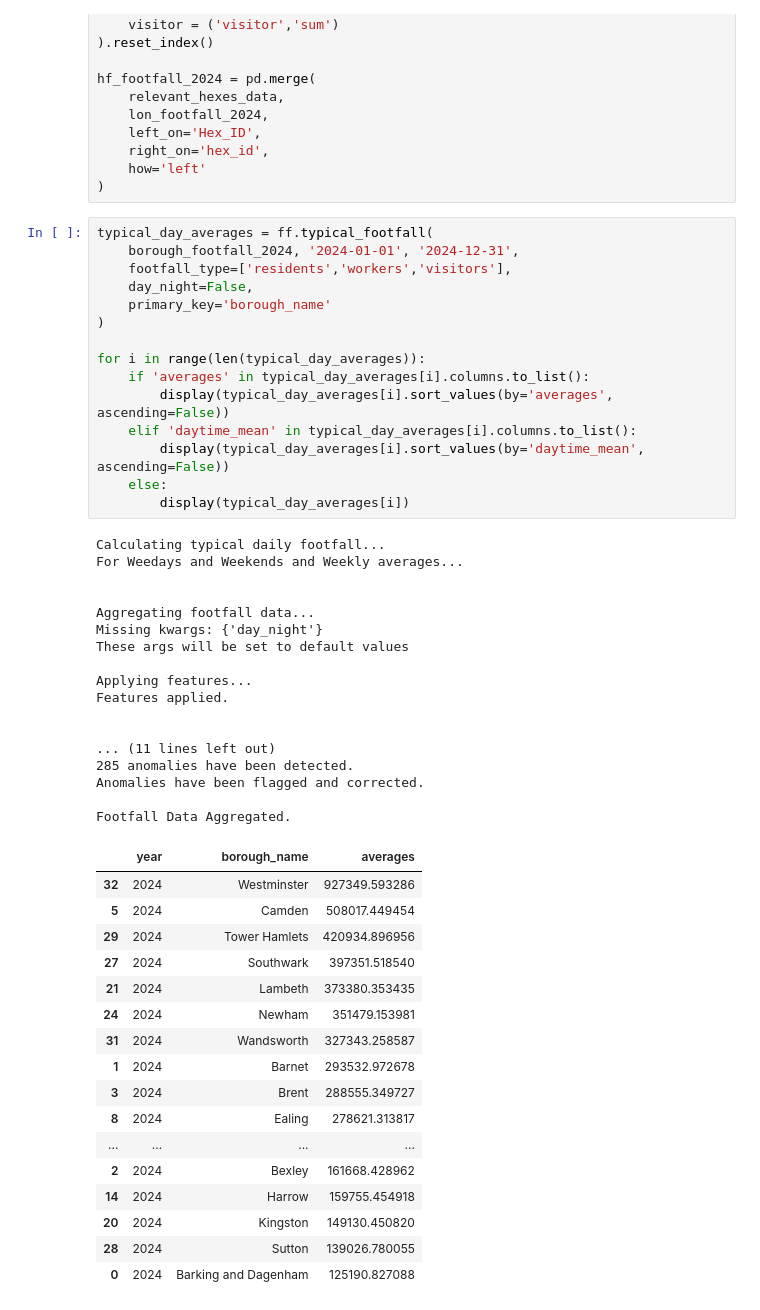
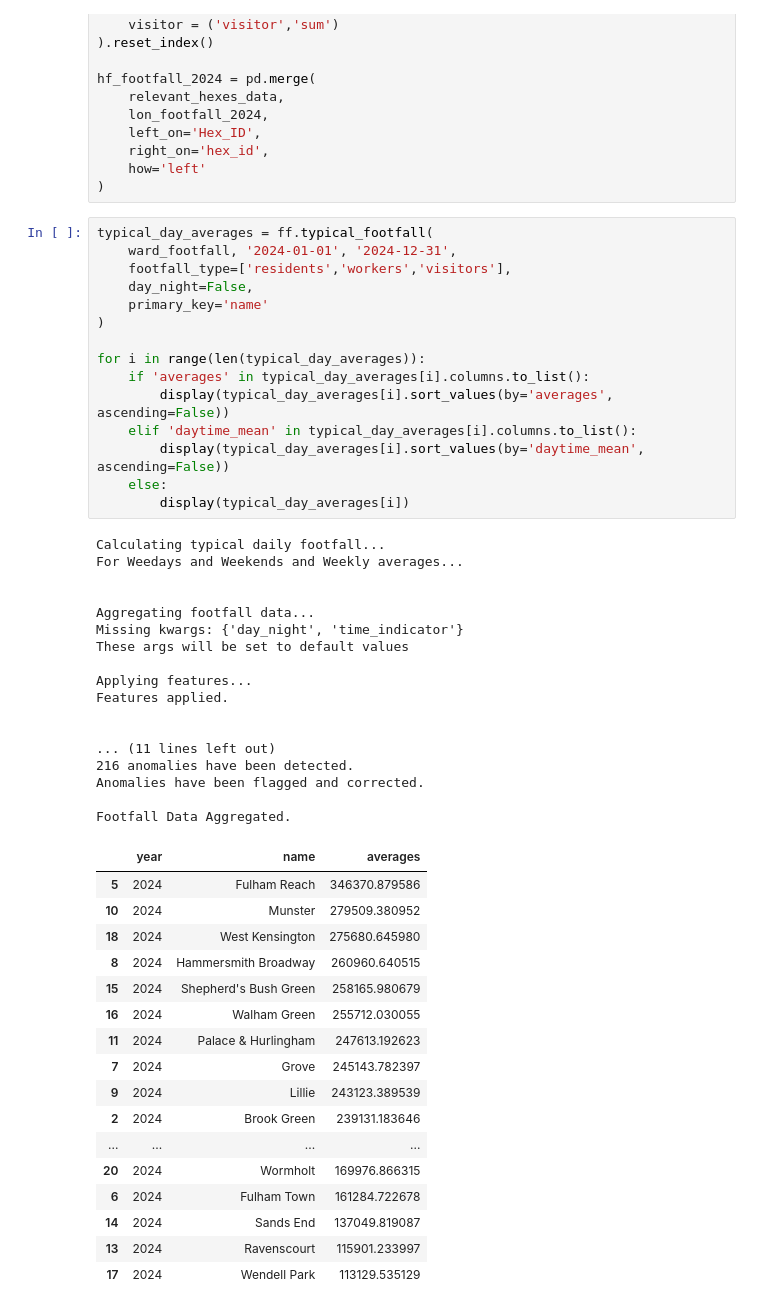
Before and after one commit to LBHF-JamalFazaldin/Footfall-and-Spend-Analytics, a Jupyter notebook: Footfall_Scripts/Typical Day Averages (Area Mapping).ipynb, the cells around one changed output. Saved outputs shown, nothing was run; the diff lists cells and outputs as text.

Commit message:
Branch Update
Made changes to footfallfuncs.py predominantly in aggregation and anomaly detection and added new plotfootfall.py file.

Made changes to the main footfall script.

```diff
--- a/Footfall_Scripts/Typical Day Averages (Area Mapping).ipynb
+++ b/Footfall_Scripts/Typical Day Averages (Area Mapping).ipynb
@@ -90,51 +90,51 @@ hf_footfall_2024 = pd.merge(
 )
 # %%
 typical_day_averages = ff.typical_footfall(
-    borough_footfall_2024, '2024-01-01', '2024-12-31',
+    ward_footfall, '2024-01-01', '2024-12-31',
     footfall_type=['residents','workers','visitors'],
     day_night=False,
-    primary_key='borough_name'
+    primary_key='name'
 )
 
 for i in range(len(typical_day_averages)):
     if 'averages' in typical_day_averages[i].columns.to_list():
         display(typical_day_averages[i].sort_values(by='averages', ascending=False))
     elif 'daytime_mean' in typical_day_averages[i].columns.to_list():
         display(typical_day_averages[i].sort_values(by='daytime_mean', ascending=False))
     else:
         display(typical_day_averages[i])
 # %% [output]
 Calculating typical daily footfall...
 For Weedays and Weekends and Weekly averages...
 
 
 Aggregating footfall data...
-Missing kwargs: {'day_night'}
+Missing kwargs: {'day_night', 'time_indicator'}
 These args will be set to default values
 
 Applying features...
 Features applied.
 
 
 ... (11 lines left out)
-285 anomalies have been detected.
+216 anomalies have been detected.
 Anomalies have been flagged and corrected.
 
 Footfall Data Aggregated.
-|  | year | borough_name | averages |
-| 32 | 2024 | Westminster | 927349.593286 |
-| 5 | 2024 | Camden | 508017.449454 |
-| 29 | 2024 | Tower Hamlets | 420934.896956 |
-| 27 | 2024 | Southwark | 397351.518540 |
-| 21 | 2024 | Lambeth | 373380.353435 |
-| 24 | 2024 | Newham | 351479.153981 |
-| 31 | 2024 | Wandsworth | 327343.258587 |
-| 1 | 2024 | Barnet | 293532.972678 |
-| 3 | 2024 | Brent | 288555.349727 |
-| 8 | 2024 | Ealing | 278621.313817 |
+|  | year | name | averages |
+| 5 | 2024 | Fulham Reach | 346370.879586 |
+| 10 | 2024 | Munster | 279509.380952 |
+| 18 | 2024 | West Kensington | 275680.645980 |
+| 8 | 2024 | Hammersmith Broadway | 260960.640515 |
+| 15 | 2024 | Shepherd's Bush Green | 258165.980679 |
+| 16 | 2024 | Walham Green | 255712.030055 |
+| 11 | 2024 | Palace & Hurlingham | 247613.192623 |
+| 7 | 2024 | Grove | 245143.782397 |
+| 9 | 2024 | Lillie | 243123.389539 |
+| 2 | 2024 | Brook Green | 239131.183646 |
 | ... | ... | ... | ... |
-| 2 | 2024 | Bexley | 161668.428962 |
-| 14 | 2024 | Harrow | 159755.454918 |
-| 20 | 2024 | Kingston | 149130.450820 |
-| 28 | 2024 | Sutton | 139026.780055 |
-| 0 | 2024 | Barking and Dagenham | 125190.827088 |
+| 20 | 2024 | Wormholt | 169976.866315 |
+| 6 | 2024 | Fulham Town | 161284.722678 |
+| 14 | 2024 | Sands End | 137049.819087 |
+| 13 | 2024 | Ravenscourt | 115901.233997 |
+| 17 | 2024 | Wendell Park | 113129.535129 |
```
Also changed, not shown: parts of 2 cells of this notebook, 4 other files.
